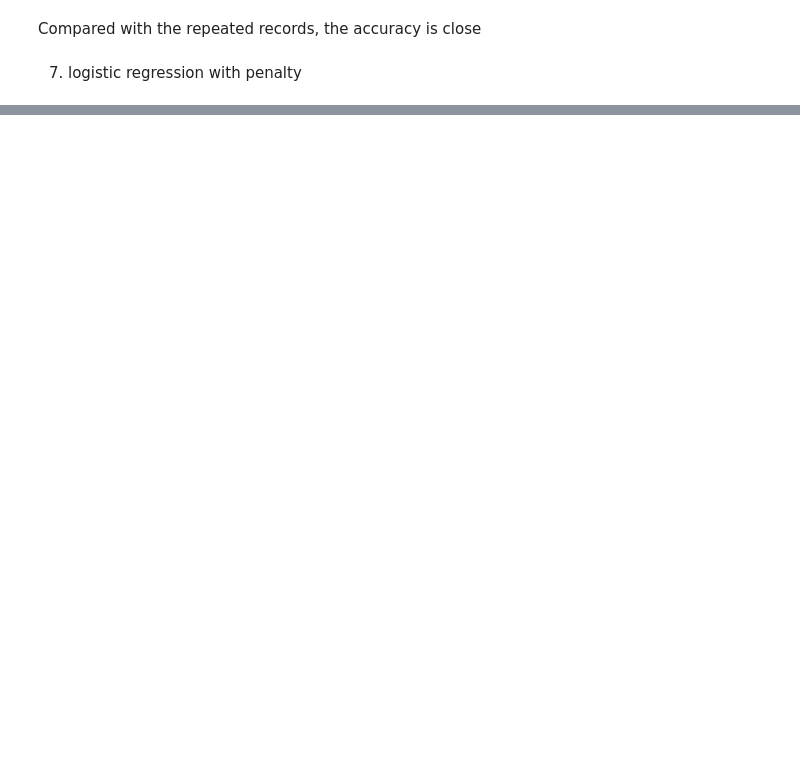
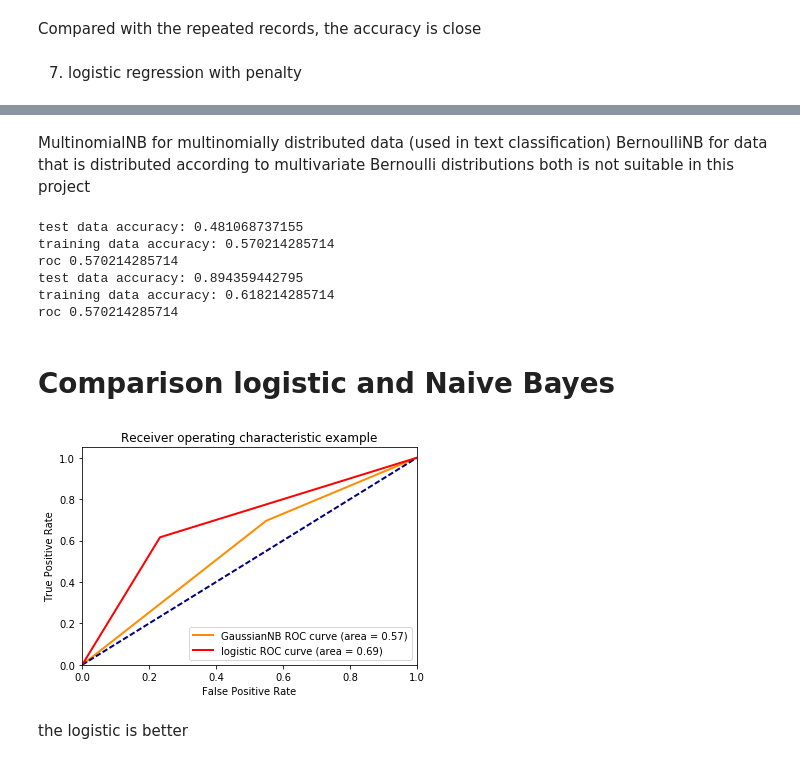
Before and after one commit to tolarteh/cardashians, a Jupyter notebook: model/Logistic.ipynb, the cells around one changed output, grey strips where cells are left out. Drawn from its saved outputs; the diff is of its cells as text; code cells hidden in the pictures; blank space fills up the shorter version.

Commit message:
add naive bayes

```diff
--- a/model/Logistic.ipynb
+++ b/model/Logistic.ipynb
@@ -223,0 +333,60 @@ print(need_head)
+# %% [markdown]
+MultinomialNB for multinomially distributed data (used in text classification)
+BernoulliNB for data that is distributed according to multivariate Bernoulli distributions
+both is not suitable in this project
+# %%
+#MultinomialNB implements the naive Bayes algorithm for multinomially distributed data, and is one of the two classic naive Bayes variants used in text classification
+clf = MultinomialNB()
+MultinomialNB(alpha=1.0, class_prior=None, fit_prior=True)
+clf_model = clf.fit(X_train, y_train)
+score2_clf_test = clf_model.score(X_test,y_test)
+score2_clf_train = clf_model.score(X_train_new, y_train_new)
+print("test data accuracy:",score2_clf_test)
+print("training data accuracy:",score2_clf_train )
+roc_clf_model = roc_auc_score(y_train_new, clf_model.predict(X_train_new))
+print("roc",roc_clf_model)
+
+clfb = BernoulliNB()
+clfb_model = clfb.fit(X_train, y_train)
+score2_clfb_test = clfb_model.score(X_test,y_test)
+score2_clfb_train = clfb_model.score(X_train_new, y_train_new)
+print("test data accuracy:",score2_clfb_test)
+print("training data accuracy:",score2_clfb_train )
+roc_clfb_model = roc_auc_score(y_train_new, clf_model.predict(X_train_new))
+print("roc",roc_clfb_model)
+# %% [output]
+test data accuracy: 0.481068737155
+training data accuracy: 0.570214285714
+roc 0.570214285714
+test data accuracy: 0.894359442795
+training data accuracy: 0.618214285714
+roc 0.570214285714
+# %% [markdown]
+#    Comparison logistic and Naive Bayes
+# %%
+GaussianNB_fpr, GaussianNB_tpr, _ = roc_curve(y_test,clf_model.predict(X_test))
+log_fpr, log_tpr, _ = roc_curve(y_test,lf.predict(X_test))
+
+
+GaussianNB_roc_auc = auc(GaussianNB_fpr, GaussianNB_tpr)
+log_roc_auc = auc(log_fpr, log_tpr)
+
+
+plt.figure()
+lw = 2
+plt.plot(GaussianNB_fpr, GaussianNB_tpr, color='darkorange',
+         lw=lw, label='GaussianNB ROC curve (area = %0.2f)' % GaussianNB_roc_auc)
+plt.plot([0, 1], [0, 1], color='navy', lw=lw, linestyle='--')
+plt.plot(log_fpr, log_tpr, color='red',
+         lw=lw, label='logistic ROC curve (area = %0.2f)' % log_roc_auc)
+plt.xlim([0.0, 1.0])
+plt.ylim([0.0, 1.05])
+plt.xlabel('False Positive Rate')
+plt.ylabel('True Positive Rate')
+plt.title('Receiver operating characteristic example')
+plt.legend(loc="lower right")
+plt.show()
+# %% [output]
+[figure, added]
+# %% [markdown]
+ the logistic is better
```
Also changed, not shown: parts of 15 cells of this notebook.
